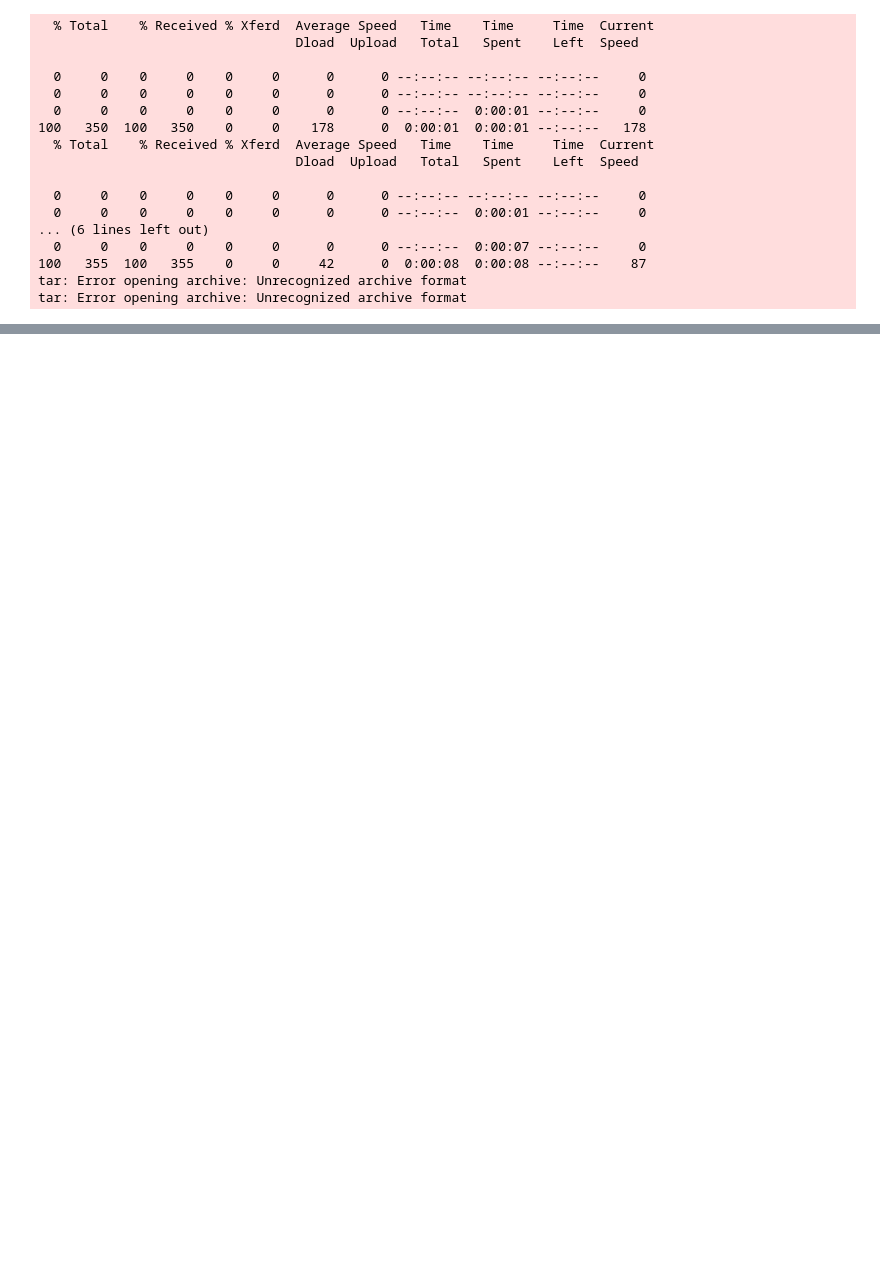
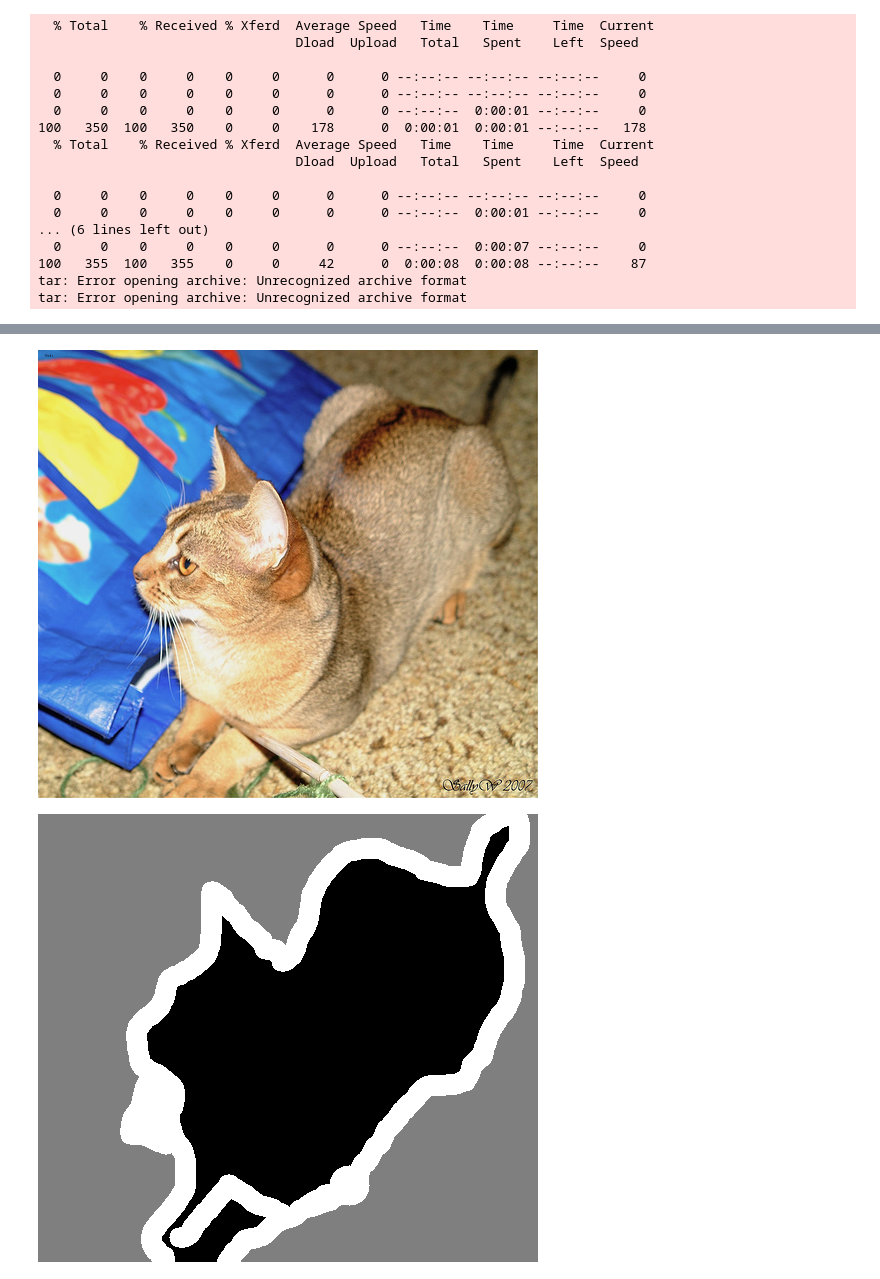
Before and after one commit to Himanshuch1708/Image-Segmentation-using-U-Net, a Jupyter notebook: Image Segmentation using U-Net.ipynb, the cells around one changed output, grey strips where cells are left out. Drawn from its saved outputs; the diff is of its cells as text; code cells hidden in the pictures; blank space fills up the shorter version.

```diff
--- a/Image Segmentation using U-Net.ipynb
+++ b/Image Segmentation using U-Net.ipynb
@@ -53,0 +64,18 @@ FileNotFoundError: [WinError 3] The system cannot find the path specified: 'imag
+# %%
+from IPython.display import Image, display
+# from tensorflow.keras.preprocessing.image import load_img
+import tensorflow
+from tensorflow import keras
+# from keras.preprocessing.image import load_img
+from keras.utils import load_img
+from PIL import ImageOps
+
+# Display input image #7
+display(Image(filename=input_img_paths[9]))
+
+# Display auto-contrast version of corresponding target (per-pixel categories)
+img = ImageOps.autocontrast(load_img(target_img_paths[9]))
+display(img)
+# %% [output]
+[figure, added]
+[figure, added]
```
Also changed, not shown: parts of 6 cells of this notebook.
